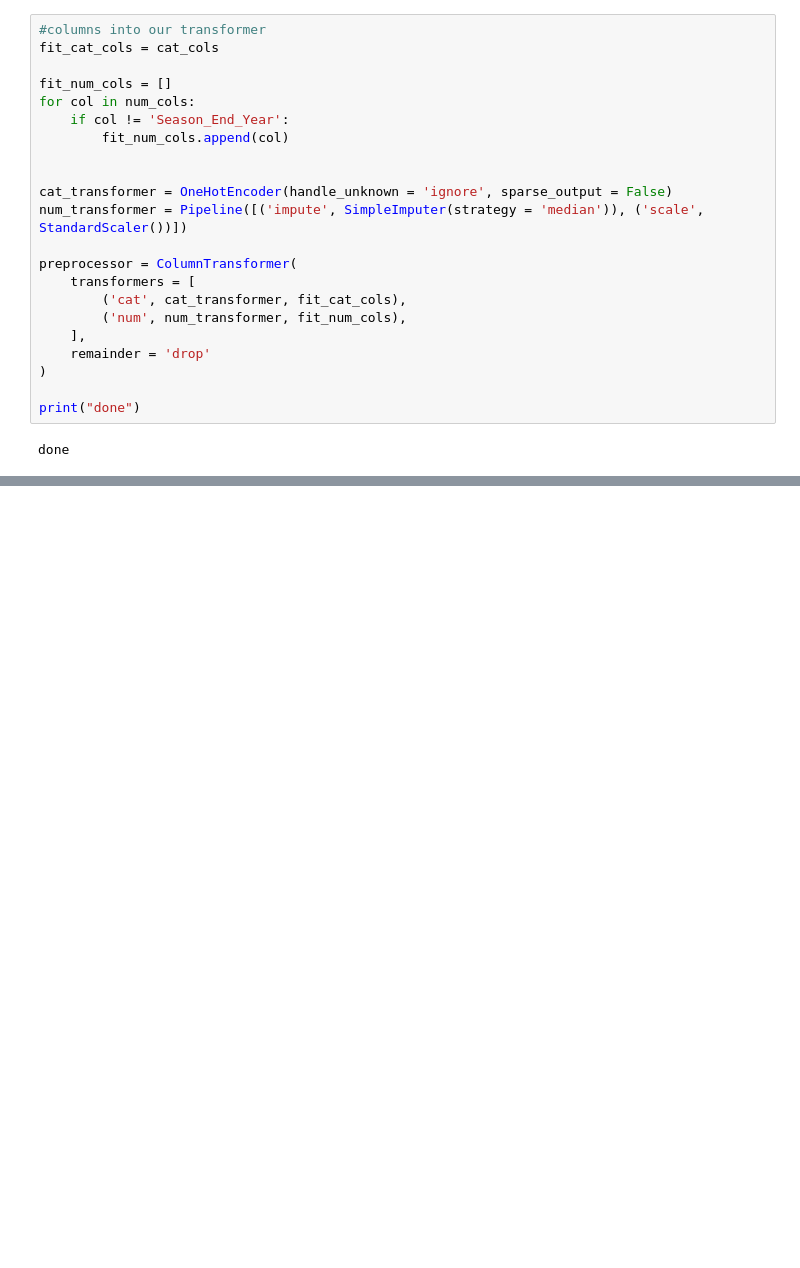
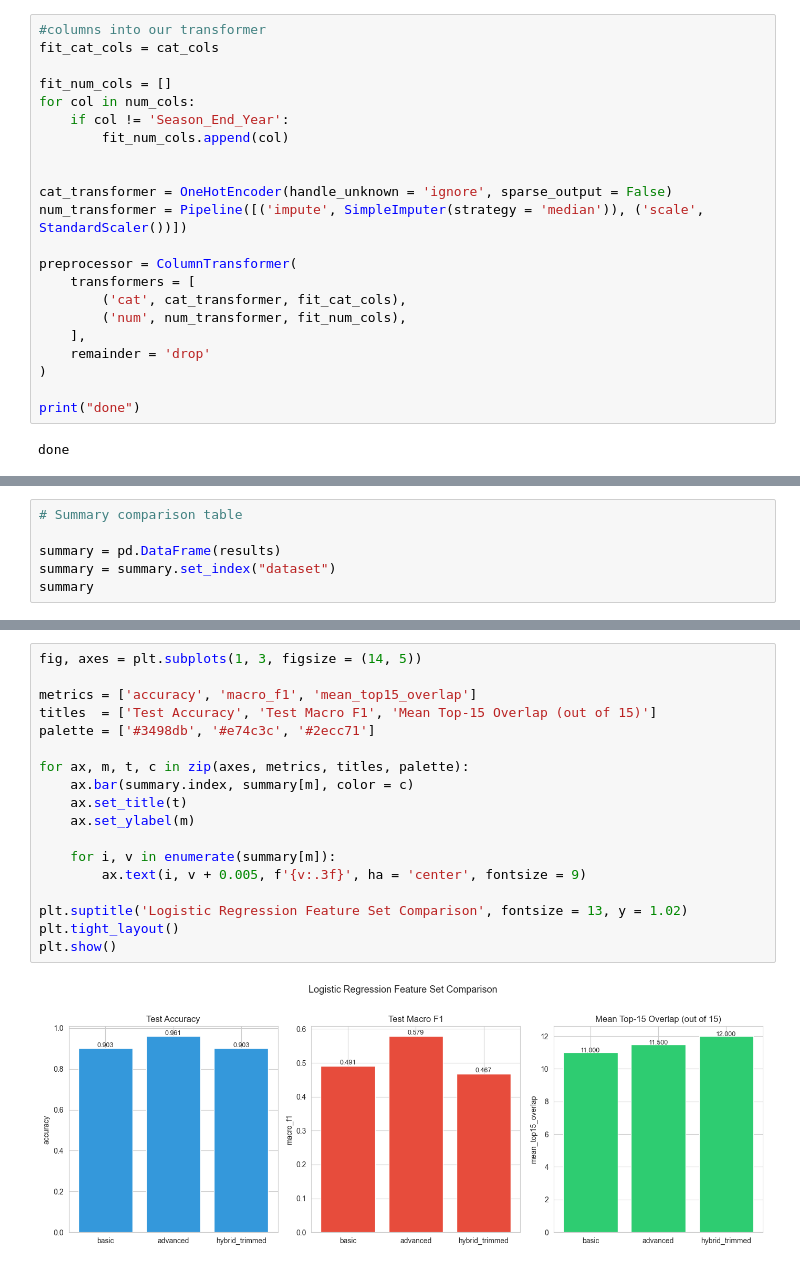
Before and after one commit to Ashilman25/CSE404Project, a Jupyter notebook: logistic_regression.ipynb, the cells around one changed output, grey strips where cells are left out. Cells and saved outputs as stored; diff of their text form; blank space fills up the shorter version.

```diff
--- a/logistic_regression.ipynb
+++ b/logistic_regression.ipynb
@@ -293,0 +819,6 @@ done
+# %%
+# Summary comparison table
+
+summary = pd.DataFrame(results)
+summary = summary.set_index("dataset")
+summary
@@ -293,0 +831,20 @@ done
+# %%
+fig, axes = plt.subplots(1, 3, figsize = (14, 5))
+
+metrics = ['accuracy', 'macro_f1', 'mean_top15_overlap']
+titles  = ['Test Accuracy', 'Test Macro F1', 'Mean Top-15 Overlap (out of 15)']
+palette = ['#3498db', '#e74c3c', '#2ecc71']
+
+for ax, m, t, c in zip(axes, metrics, titles, palette):
+    ax.bar(summary.index, summary[m], color = c)
+    ax.set_title(t)
+    ax.set_ylabel(m)
+
+    for i, v in enumerate(summary[m]):
+        ax.text(i, v + 0.005, f'{v:.3f}', ha = 'center', fontsize = 9)
+
+plt.suptitle('Logistic Regression Feature Set Comparison', fontsize = 13, y = 1.02)
+plt.tight_layout()
+plt.show()
+# %% [output]
+[figure, added]
```
Also changed, not shown: parts of 27 cells of this notebook, 1 other file.
